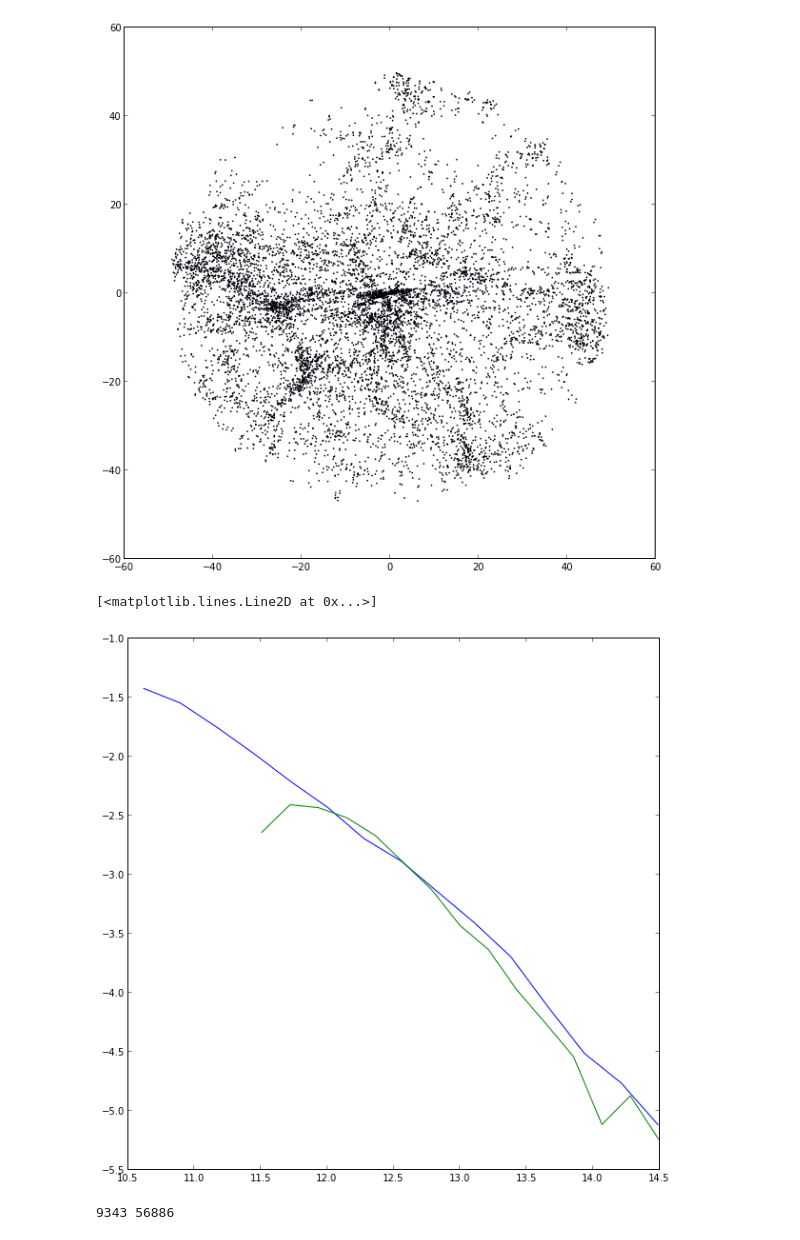
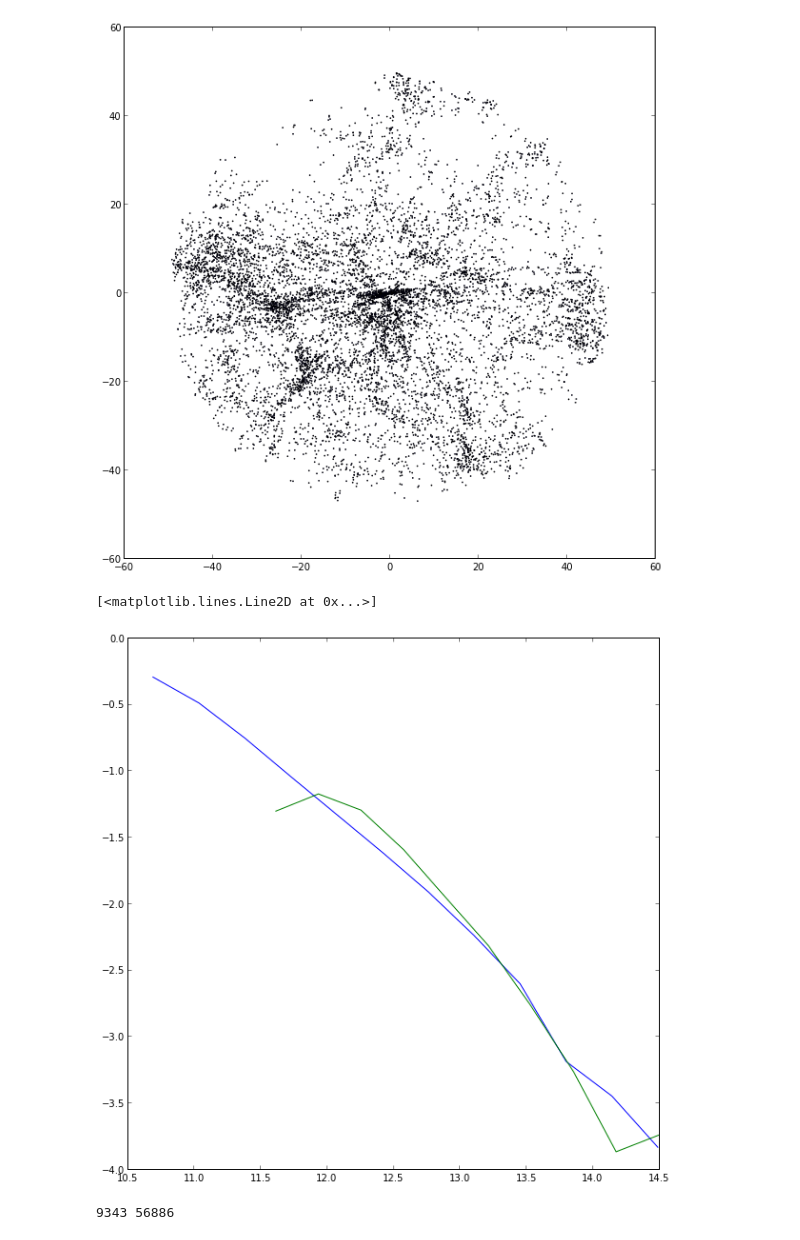
Before and after one commit to forero/NG_CLUES, a Jupyter notebook: code/abundance_matching.ipynb, the cells around one changed output. Drawn from its saved outputs; the diff is of its cells as text; code cells hidden in the pictures.

```diff
--- a/code/abundance_matching.ipynb
+++ b/code/abundance_matching.ipynb
@@ -72,15 +72,20 @@ scatter(obs_x, obs_z, s=0.5)
 [figure]
 # %%
 log_mass = log10(sim_mass)
-hist, bins = histogram(log_mass, bins=15)
-hist_lum, bins_lum = histogram(obs_lum, bins=15)
+hist, bins = histogram(log_mass, bins=12)
+delta_bin = bins[1]-bins[0]
+hist = hist/delta_bin
+hist_lum, bins_lum = histogram(obs_lum, bins=10)
 
-volume = pi*(4.0/3.0)*radius**3
+hubble = 0.64
+volume = pi*(4.0/3.0)*(radius*hubble)**3
 plot(bins[1:], log10(hist/volume))
+delta_lum = bins_lum[1] -bins_lum[0]
+hist_lum = hist_lum / delta_lum
 plot(bins_lum[1:], log10(hist_lum/volume))
 # %% [output]
 [<matplotlib.lines.Line2D at 0x...>]
-[figure, old version]
+[figure, new version]
 # %%
 # group the data to make the k-means clustering
 n_galaxies = size(obs_lum)
```
Also changed, not shown: parts of 10 cells of this notebook.
